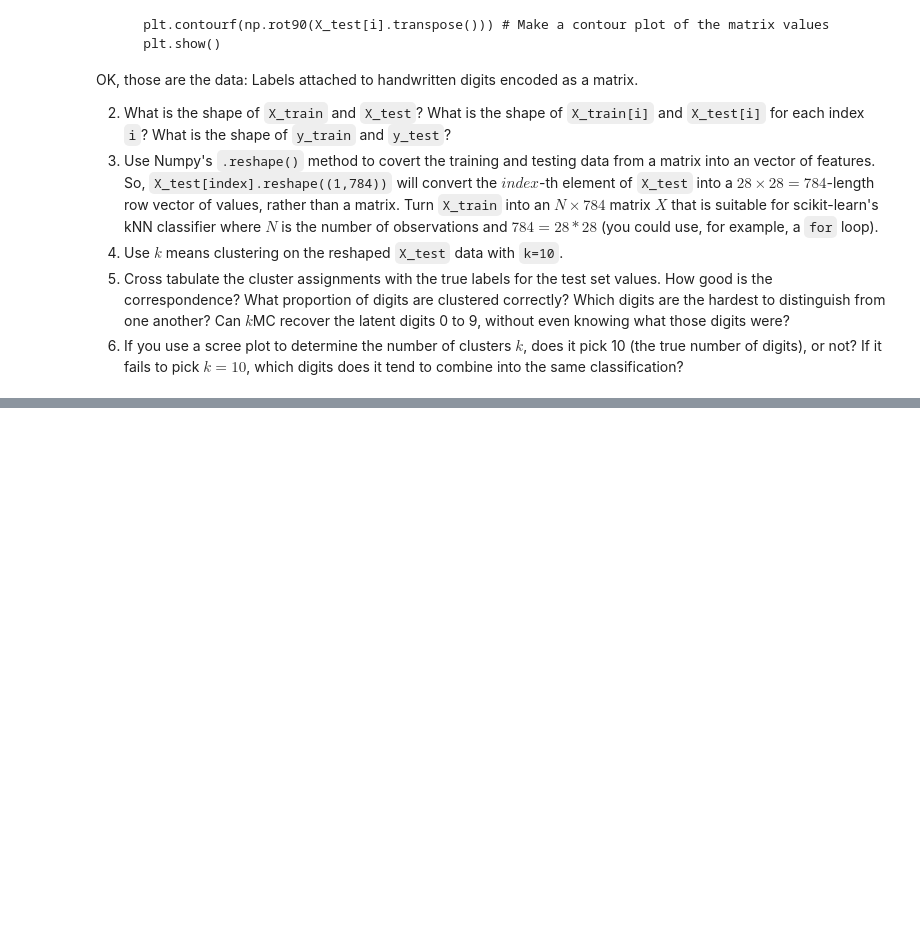
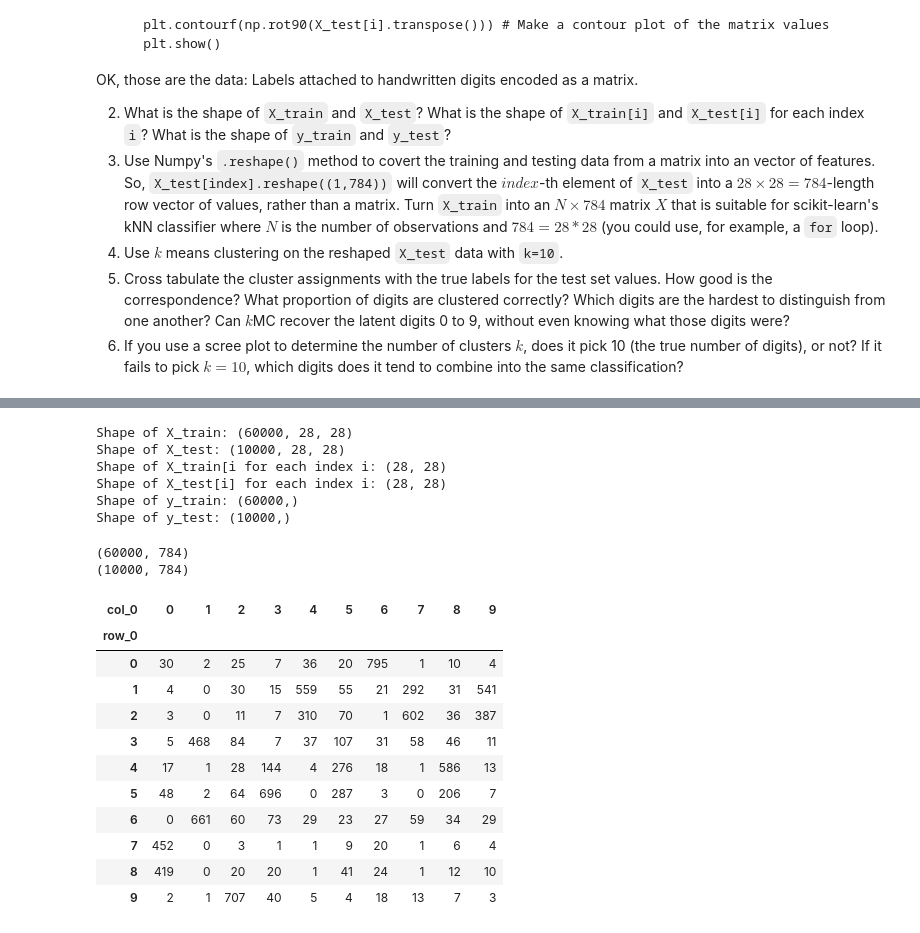
Before and after one commit to hasitanalluri/clustering, a Jupyter notebook: assignment/assignment_clustering.ipynb, the cells around one changed output, grey strips where cells are left out. Drawn from its saved outputs; the diff is of its cells as text; code cells hidden in the pictures; blank space fills up the shorter version.

```diff
--- a/assignment/assignment_clustering.ipynb
+++ b/assignment/assignment_clustering.ipynb
@@ -198,0 +313,57 @@ OK, those are the data: Labels attached to handwritten digits encoded as a matri
+# %%
+# 2
+print("Shape of X_train:", X_train.shape)
+print("Shape of X_test:", X_test.shape)
+print("Shape of X_train[i for each index i:", X_train[0].shape)
+print("Shape of X_test[i] for each index i:", X_test[0].shape)
+print("Shape of y_train:", y_train.shape)
+print("Shape of y_test:", y_test.shape)
+# %% [output]
+Shape of X_train: (60000, 28, 28)
+Shape of X_test: (10000, 28, 28)
+Shape of X_train[i for each index i: (28, 28)
+Shape of X_test[i] for each index i: (28, 28)
+Shape of y_train: (60000,)
+Shape of y_test: (10000,)
+# %%
+# 3
+X_train_reshaped = []
+X_test_reshaped = []
+
+for i in range(len(X_train)):
+    X_train_reshaped.append(X_train[i].reshape((1, 784))[0])
+
+for i in range(len(X_test)):
+    X_test_reshaped.append(X_test[i].reshape((1, 784))[0])
+
+X_train_reshaped = pd.DataFrame(X_train_reshaped)
+X_test_reshaped = pd.DataFrame(X_test_reshaped)
+# %%
+print(X_train_reshaped.shape)
+print(X_test_reshaped.shape)
+# %% [output]
+(60000, 784)
+(10000, 784)
+# %%
+# 4
+from sklearn.cluster import KMeans # Import kmc
+
+model = KMeans(n_clusters=10, max_iter=300, n_init = 10, random_state=0) # Create a model for k
+fitted_model = model.fit(X_train_reshaped.values) # Fit the model
+y_hat = fitted_model.predict(X_test_reshaped.values)
+# %%
+# 5
+pd.crosstab(y_hat, y_test)
+# %% [output]
+| col_0 | 0 | 1 | 2 | 3 | 4 | 5 | 6 | 7 | 8 | 9 |
+| row_0 |  |  |  |  |  |  |  |  |  |  |
+| 0 | 30 | 2 | 25 | 7 | 36 | 20 | 795 | 1 | 10 | 4 |
+| 1 | 4 | 0 | 30 | 15 | 559 | 55 | 21 | 292 | 31 | 541 |
+| 2 | 3 | 0 | 11 | 7 | 310 | 70 | 1 | 602 | 36 | 387 |
+| 3 | 5 | 468 | 84 | 7 | 37 | 107 | 31 | 58 | 46 | 11 |
+| 4 | 17 | 1 | 28 | 144 | 4 | 276 | 18 | 1 | 586 | 13 |
+| 5 | 48 | 2 | 64 | 696 | 0 | 287 | 3 | 0 | 206 | 7 |
+| 6 | 0 | 661 | 60 | 73 | 29 | 23 | 27 | 59 | 34 | 29 |
+| 7 | 452 | 0 | 3 | 1 | 1 | 9 | 20 | 1 | 6 | 4 |
+| 8 | 419 | 0 | 20 | 20 | 1 | 41 | 24 | 1 | 12 | 10 |
+| 9 | 2 | 1 | 707 | 40 | 5 | 4 | 18 | 13 | 7 | 3 |
```
Also changed, not shown: parts of 3 cells of this notebook.
